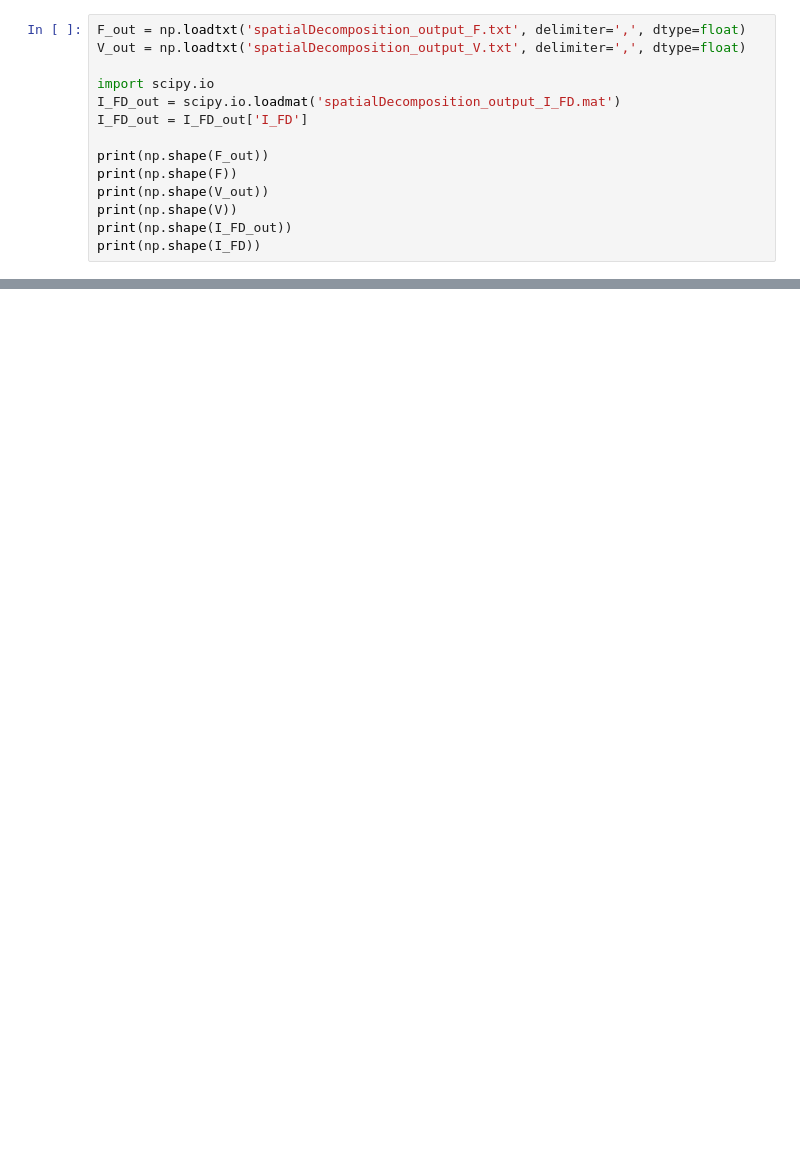
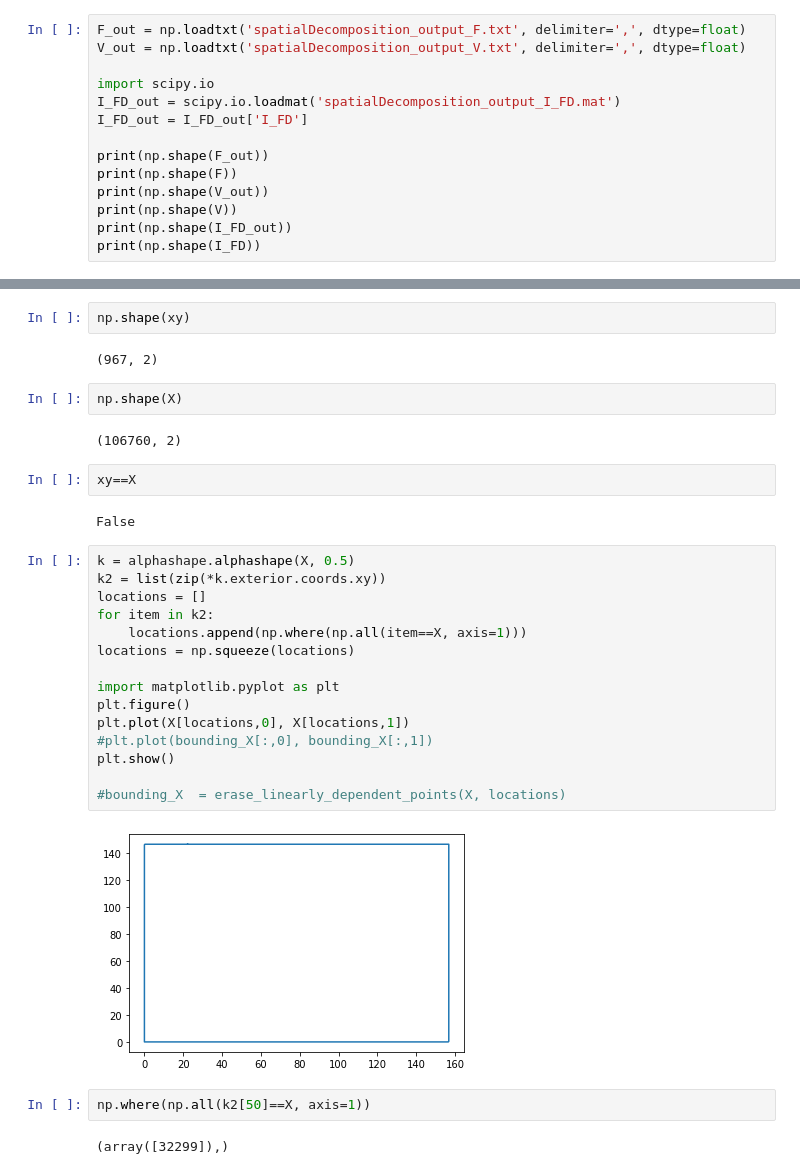
Before and after one commit to rcasukhela/Mart2Aust_Hackathon, a Jupyter notebook: spatial_decomposition_test_folder/test2.ipynb, the cells around one changed output, grey strips where cells are left out. Cells and saved outputs as stored; diff of their text form; blank space fills up the shorter version.

```diff
--- a/spatial_decomposition_test_folder/test2.ipynb
+++ b/spatial_decomposition_test_folder/test2.ipynb
@@ -461,0 +491,33 @@ NotImplementedError: Component rings have coordinate sequences, but the polygon
+# %%
+np.shape(xy)
+# %% [output]
+(967, 2)
+# %%
+np.shape(X)
+# %% [output]
+(106760, 2)
+# %%
+xy==X
+# %% [output]
+False
+# %%
+k = alphashape.alphashape(X, 0.5)
+k2 = list(zip(*k.exterior.coords.xy))
+locations = []
+for item in k2:
+    locations.append(np.where(np.all(item==X, axis=1)))
+locations = np.squeeze(locations)
+
+import matplotlib.pyplot as plt
+plt.figure()
+plt.plot(X[locations,0], X[locations,1])
+#plt.plot(bounding_X[:,0], bounding_X[:,1])
+plt.show()
+
+#bounding_X  = erase_linearly_dependent_points(X, locations)
+# %% [output]
+[figure, added]
+# %%
+np.where(np.all(k2[50]==X, axis=1))
+# %% [output]
+(array([32299]),)
```
Also changed, not shown: parts of 16 cells of this notebook, 2 other files.
